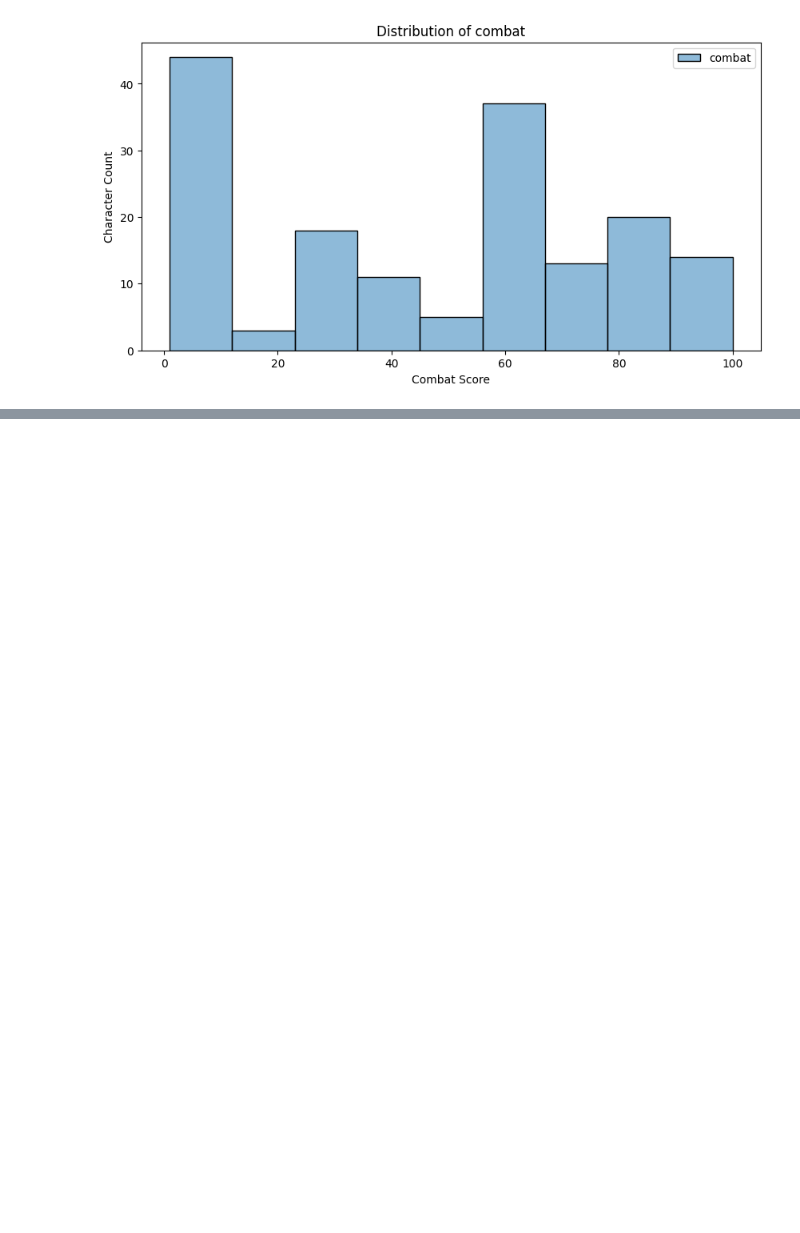
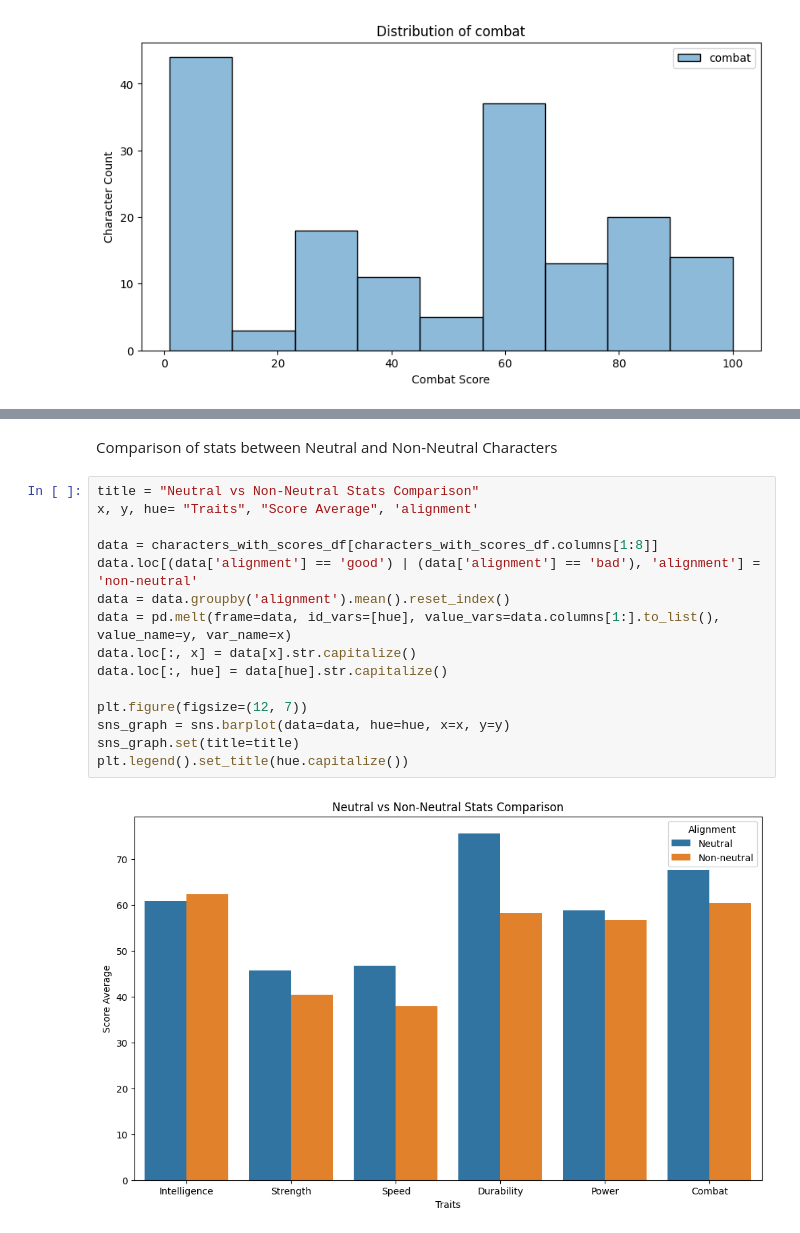
Before and after one commit to JoseRHeras/jump, a Jupyter notebook: project_two/super_characters_analyisis.ipynb, the cells around one changed output, grey strips where cells are left out. Cells and saved outputs as stored; diff of their text form; blank space fills up the shorter version.

```diff
--- a/project_two/super_characters_analyisis.ipynb
+++ b/project_two/super_characters_analyisis.ipynb
@@ -215,0 +256,19 @@ draw_histogram(title=title, xlabel=xlabel, ylabel=ylabel, data=data)
+# %% [markdown]
+Comparison of stats between Neutral and Non-Neutral Characters
+# %%
+title = "Neutral vs Non-Neutral Stats Comparison"
+x, y, hue= "Traits", "Score Average", 'alignment'
+
+data = characters_with_scores_df[characters_with_scores_df.columns[1:8]]
+data.loc[(data['alignment'] == 'good') | (data['alignment'] == 'bad'), 'alignment'] = 'non-neutral'
+data = data.groupby('alignment').mean().reset_index()
+data = pd.melt(frame=data, id_vars=[hue], value_vars=data.columns[1:].to_list(), value_name=y, var_name=x)
+data.loc[:, x] = data[x].str.capitalize()
+data.loc[:, hue] = data[hue].str.capitalize()
+
+plt.figure(figsize=(12, 7))
+sns_graph = sns.barplot(data=data, hue=hue, x=x, y=y)
+sns_graph.set(title=title)
+plt.legend().set_title(hue.capitalize())
+# %% [output]
+[figure, added]
```
Also changed, not shown: parts of 9 cells of this notebook.
